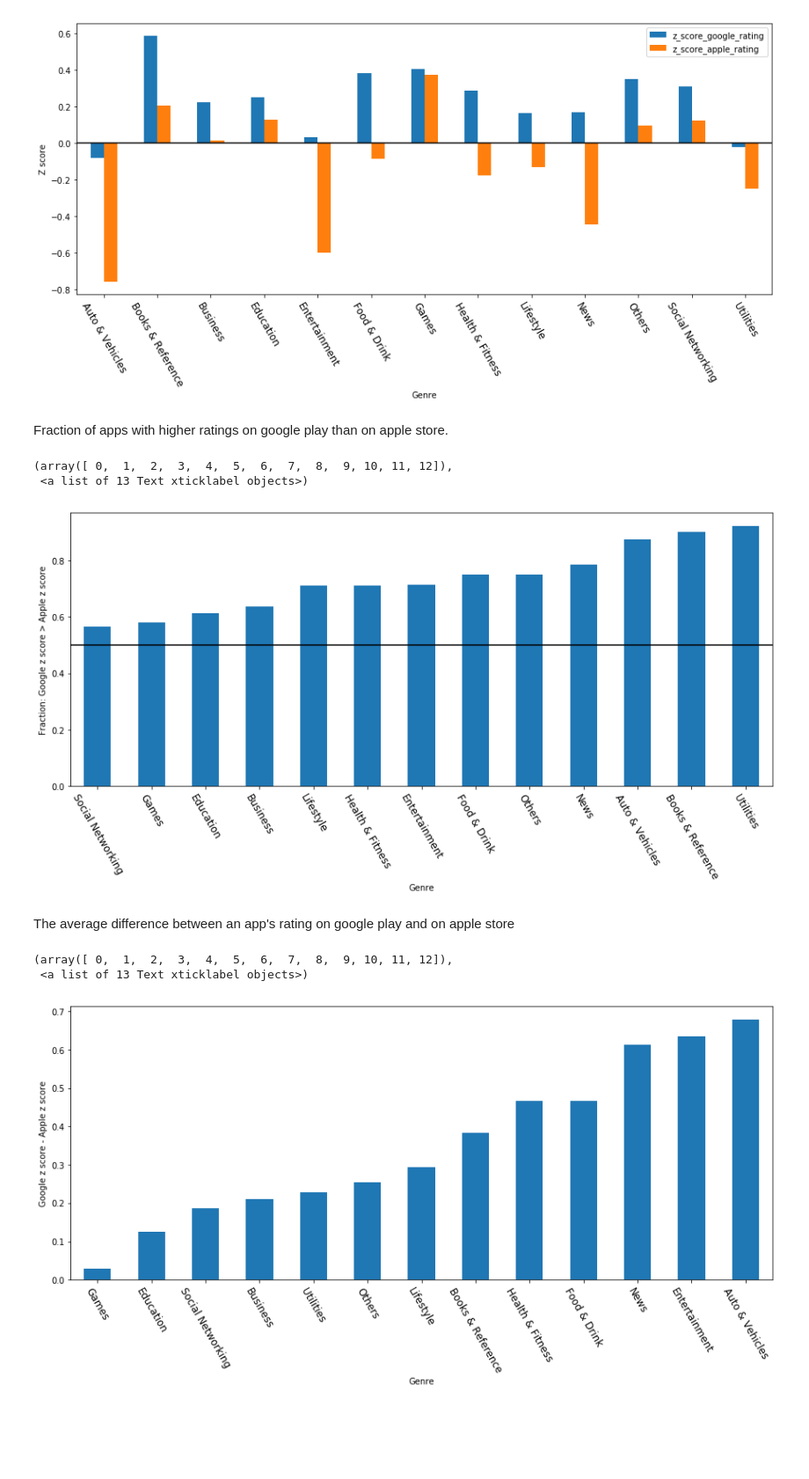
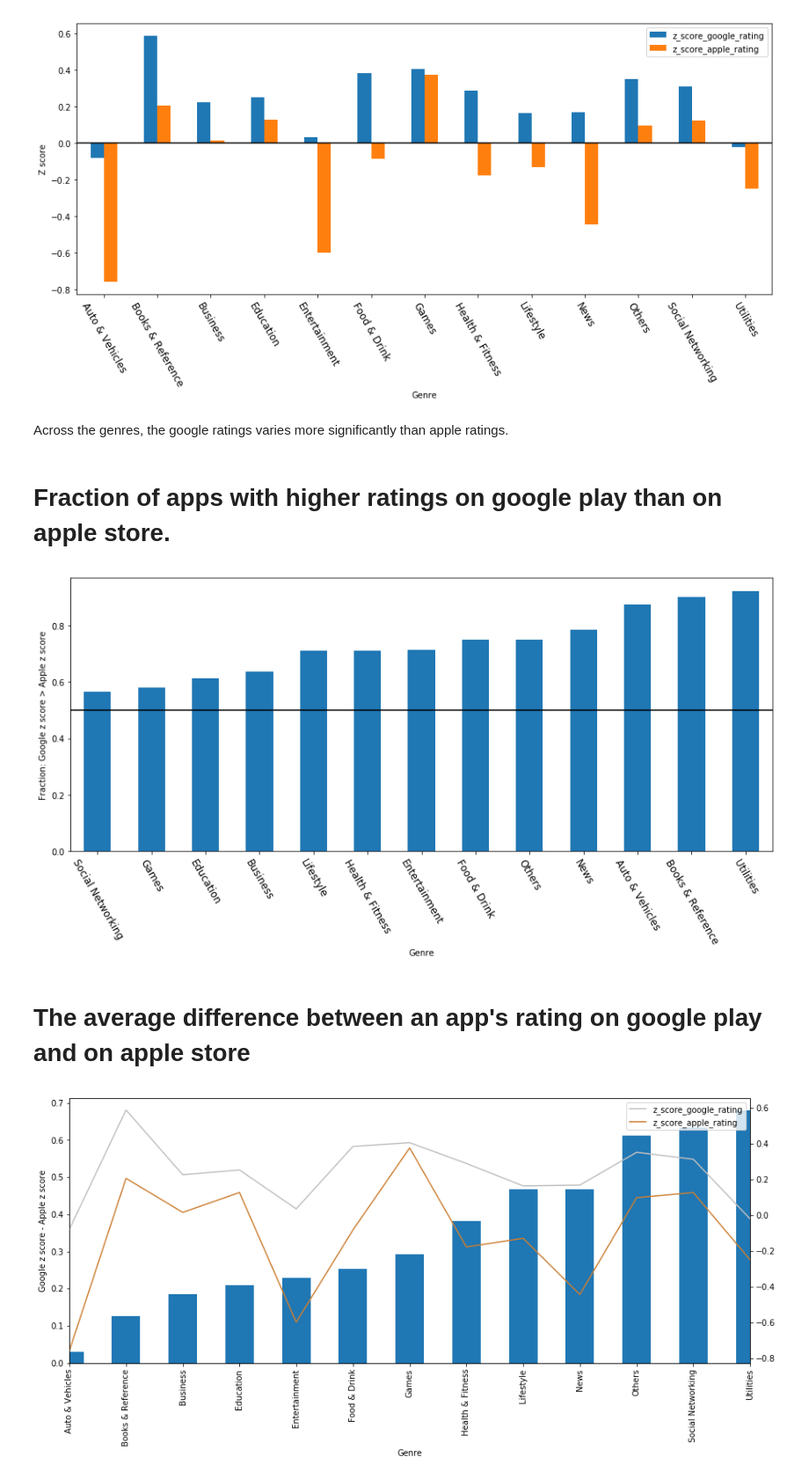
Before and after one commit to EloiseXu/Data-Science-in-Practice, a Jupyter notebook: notebooks/visualization/3310_genre_influence.ipynb, the cells around one changed output. Shown at 88% size. Drawn from its saved outputs; the diff is of its cells as text; code cells hidden in the pictures; blank space fills up the shorter version.

```diff
--- a/notebooks/visualization/3310_genre_influence.ipynb
+++ b/notebooks/visualization/3310_genre_influence.ipynb
@@ -39,4 +41,6 @@ df_apple.head()
 | 2 | 281940292 | WeatherBug - Local Weather, Radar... | 95.867188 | 0.00 | 188583 | 3.5 | Everyone | Others | ... |
 | 3 | 282614216 | eBay: Best App to Buy, Sell, Save... | 122.558594 | 0.00 | 262241 | 4.0 | Teen | Lifestyle | ... |
 | 4 | 282935706 | Bible | 88.476562 | 0.00 | 985920 | 4.5 | Everyone | Books & Reference | ... |
+# %%
+result_dir = '../../results/'
 # %% [markdown]
@@ -111,8 +115,10 @@ plt.xticks(rotation=(-60), fontsize=12)
 (array([ 0,  1,  2,  3,  4,  5,  6,  7,  8,  9, 10, 11, 12]),
  <a list of 13 Text xticklabel objects>)
 [figure]
+# %% [markdown]
+Across the genres, the google ratings varies  more significantly than apple ratings.
 # %% [markdown]
-Fraction of apps with higher ratings on google play than on apple store.
+# Fraction of apps with higher ratings on google play than on apple store.
 # %%
 df['fraction_z_score'] = df['z_score_google_sub_apple'] > 0
 df['fraction_norm'] = df['norm_google_sub_apple'] > 0
@@ -127,22 +133,34 @@ ax.axhline(0.5, c='k')
 ax.set_ylabel('Fraction: Google z score > Apple z score')
 ax.set_xlabel('Genre')
 plt.xticks(rotation=(-60), fontsize=12)
+
+plt.savefig(result_dir + 'frac_better_google_by_genre_graph.png')
+with open(result_dir + 'frac_better_movies_by_genre_description.txt', 'w') as f:
+    f.write('The fraction of google ratings.')
 # %% [output]
-(array([ 0,  1,  2,  3,  4,  5,  6,  7,  8,  9, 10, 11, 12]),
- <a list of 13 Text xticklabel objects>)
 [figure]
 # %% [markdown]
-The average difference between an app's rating on google play and on apple store
+# The average difference between an app's rating on google play and on apple store
 # %%
 fig, ax = plt.subplots(figsize=(15, 6))
 
 fraction_df = df.groupby(['genre'])['z_score_google_sub_apple'].mean().sort_values()
 fraction_df.plot(kind='bar', ax=ax)
 
 ax.set_ylabel('Google z score - Apple z score')
 ax.set_xlabel('Genre')
+
+bx = ax.twinx()
+
+gsb = ['#c0c0c0','#cd7f32']
+my_gsb = ListedColormap(gsb)
+df_genre[['z_score_google_rating', 'z_score_apple_rating']].plot(
+    ax=bx,colormap = my_gsb)
+
 plt.xticks(rotation=(-60), fontsize=12)
+
+plt.savefig(result_dir + 'diff_better_google_by_genre_graph.png')
+with open(result_dir + 'diff_better_movies_by_genre_description.txt', 'w') as f:
+    f.write('The difference of google ratings.')
 # %% [output]
-(array([ 0,  1,  2,  3,  4,  5,  6,  7,  8,  9, 10, 11, 12]),
- <a list of 13 Text xticklabel objects>)
-[figure, old version]
+[figure, new version]
```
Also changed, not shown: parts of 7 cells of this notebook, 35 other files.
